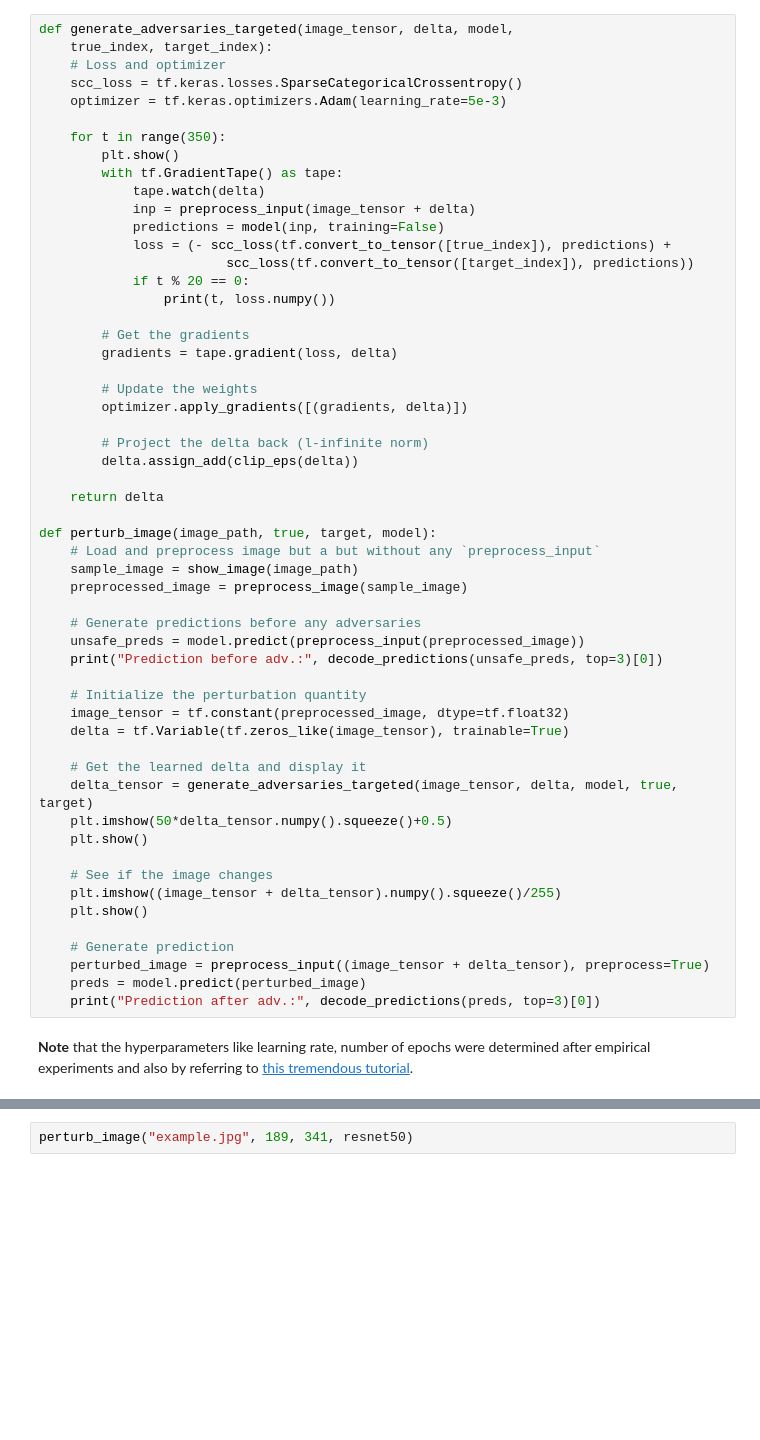
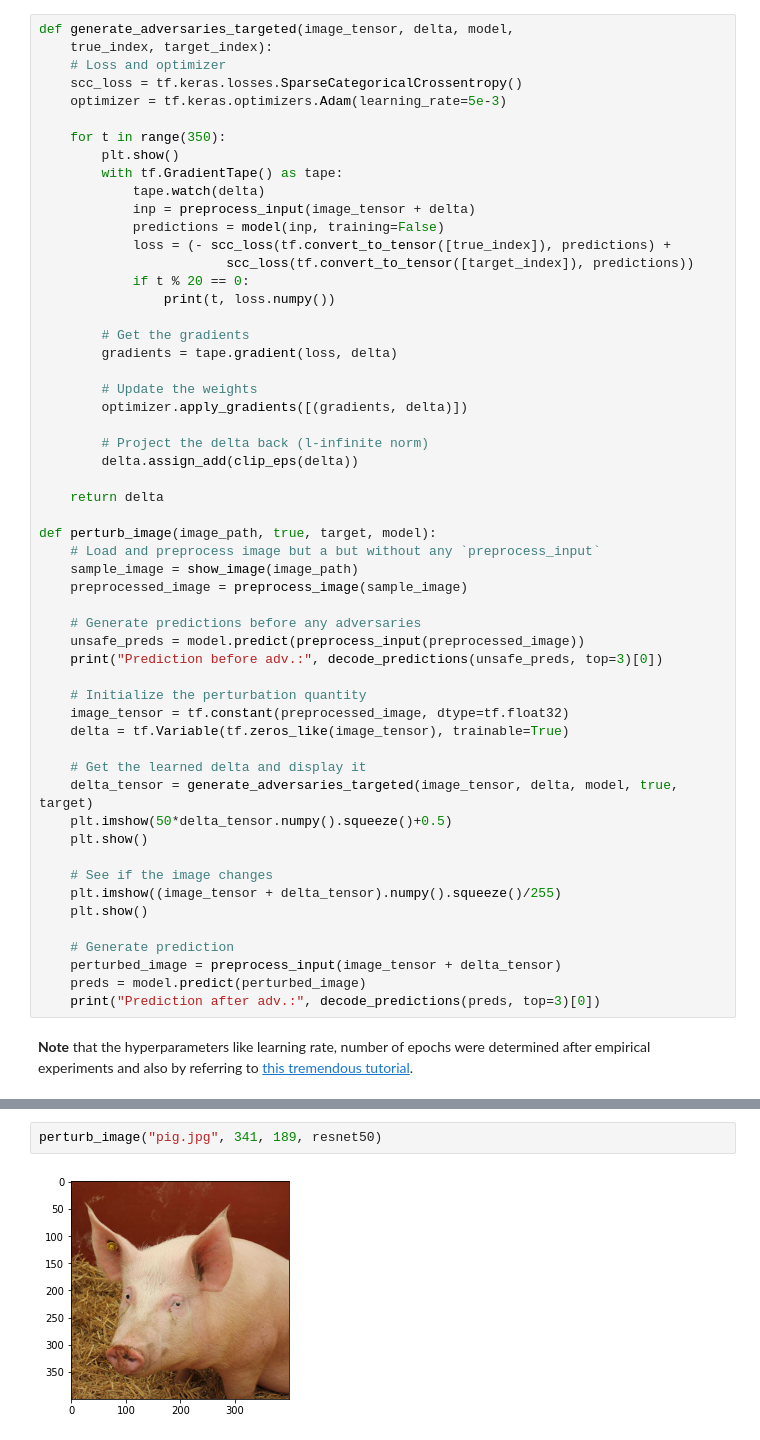
Before and after one commit to dipanjanS/adversarial-learning-robustness, a Jupyter notebook: tutorials/attacks/02_1_targeted_pgd.ipynb, the cells around one changed output, grey strips where cells are left out. Cells and saved outputs as stored; diff of their text form; blank space fills up the shorter version.

```diff
--- a/tutorials/attacks/02_1_targeted_pgd.ipynb
+++ b/tutorials/attacks/02_1_targeted_pgd.ipynb
@@ -127,7 +134,7 @@ def perturb_image(image_path, true, target, model):
     plt.show()
 
     # Generate prediction
-    perturbed_image = preprocess_input((image_tensor + delta_tensor), preprocess=True)
+    perturbed_image = preprocess_input(image_tensor + delta_tensor)
     preds = model.predict(perturbed_image)
     print("Prediction after adv.:", decode_predictions(preds, top=3)[0])
 # %% [markdown]
@@ -139,2 +146,4 @@ Let's try to make our model believe that the `Lakeland_terrier` is actually a ho
 # %%
-perturb_image("example.jpg", 189, 341, resnet50)
+perturb_image("pig.jpg", 341, 189, resnet50)
+# %% [output]
+[figure, added]
```
Also changed, not shown: parts of 6 cells of this notebook, 1 other file.
